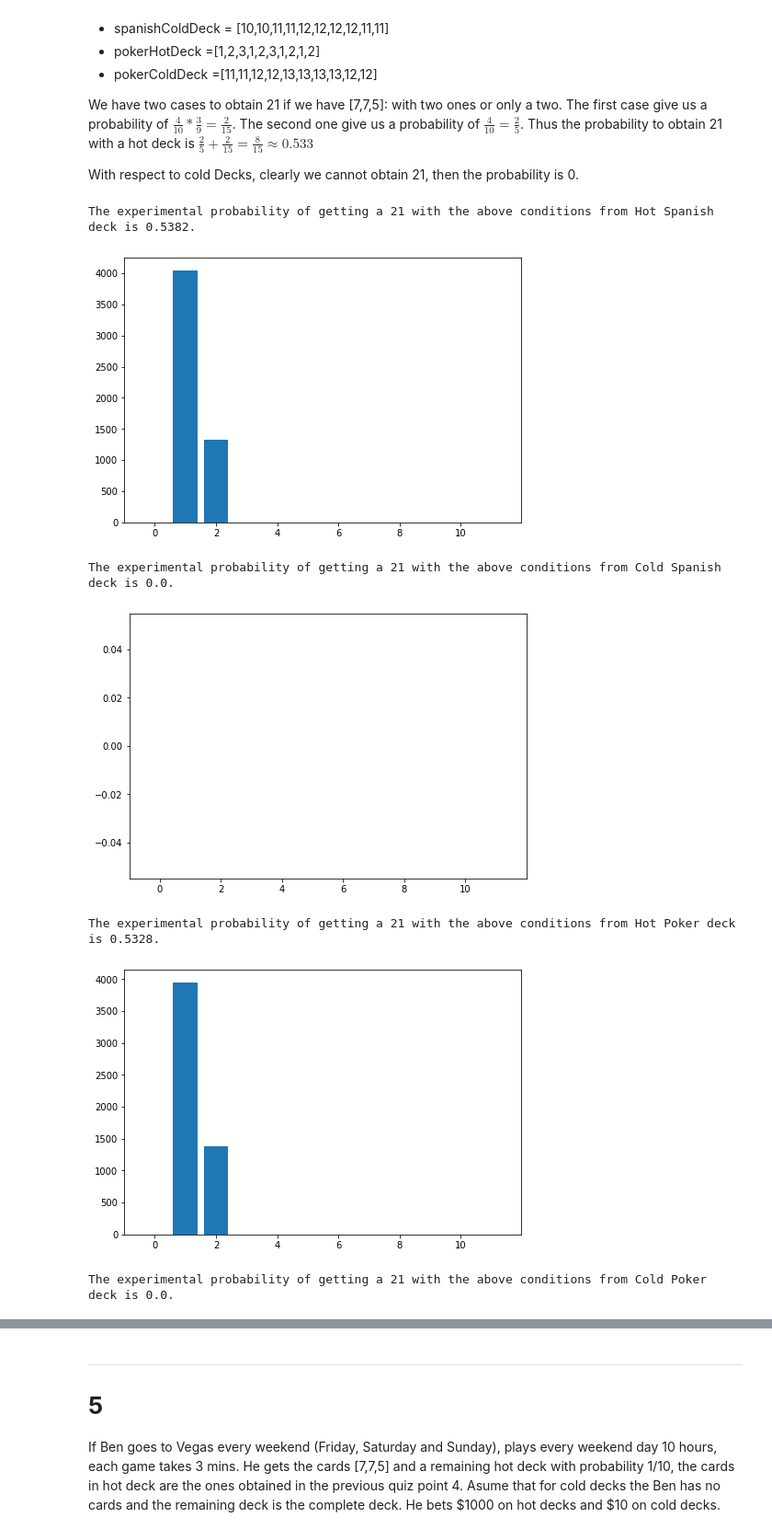
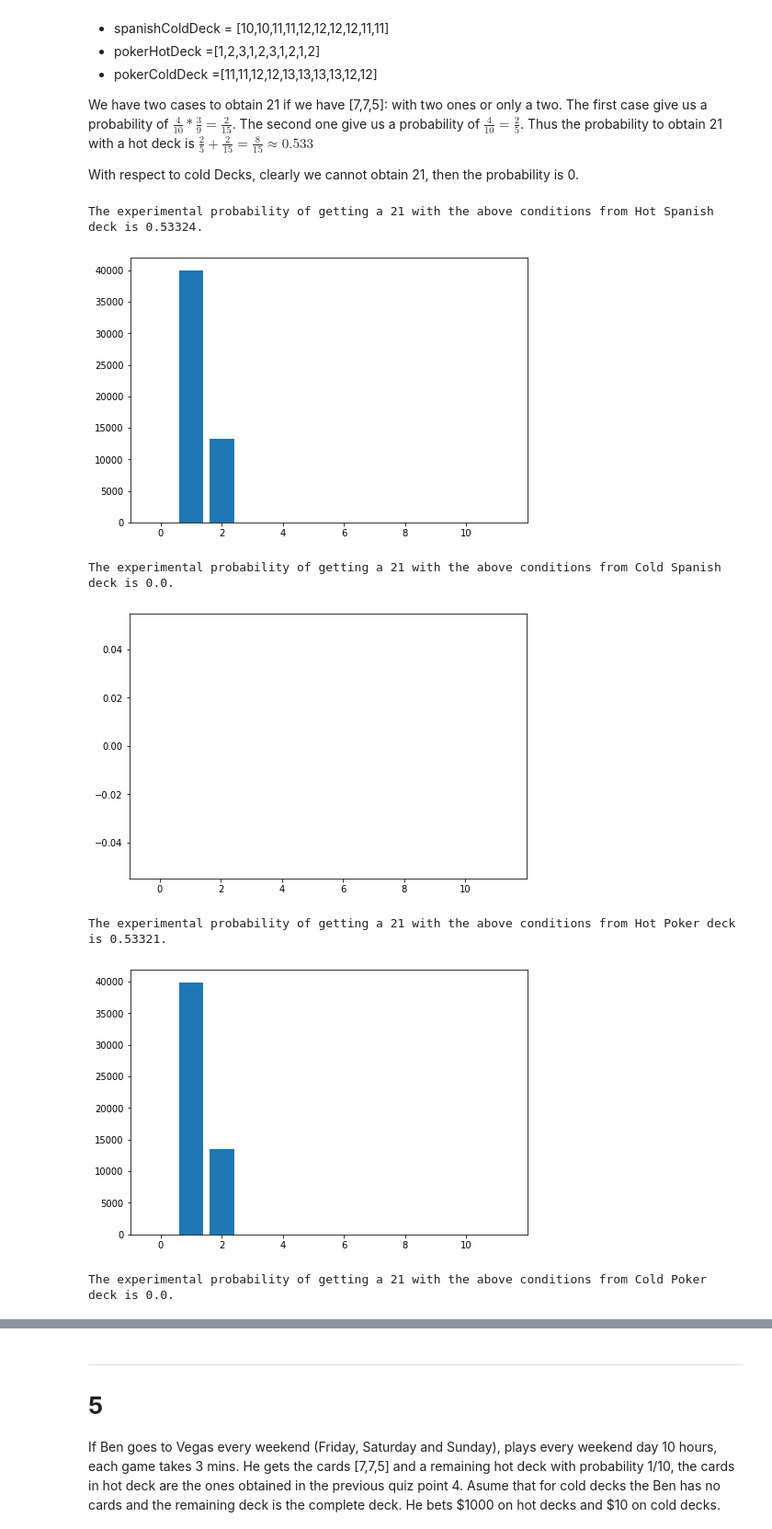
Before and after one commit to ddfulaa/AlgorithmsUN2020II, a Jupyter notebook: 21BlackjackGrClass2StGroup26.ipynb, the cells around one changed output, grey strips where cells are left out. Shown at 92% size. Cells and saved outputs as stored; diff of their text form; code cells hidden in the pictures.

```diff
--- a/21BlackjackGrClass2StGroup26.ipynb
+++ b/21BlackjackGrClass2StGroup26.ipynb
@@ -36,7 +36,7 @@ def sum21(deck,countCards,sum):
   else:
     return 0
 # %%
-n=10000
+n=1000000
 countSpanish = 0 #counts if the player get 21
 countPoker = 0 #counts if the player get 21
 countCardsSpanish = [0,0,0,0,0,0,0,0,0,0,0,0] #counts the number of cards used to get 21
@@ -50,6 +50,9 @@ for i in range(1,n+1):
 probSpanish = countSpanish / n
 probPoker = countPoker / n
 
+probColdDeckSpanish=probSpanish #we save it for the point 5
+probColdDeckPoker=probPoker #we save it for the point 5
+
 print("The experimental probability of getting a 21 drawing cards sequentially from shuffled Spanish 48-deck is "+ str(probSpanish)+".")
 fig1 = plt.figure()
 ax1 = fig1.add_axes([0,0,1,1])
@@ -202,56 +205,62 @@ The first case give us a probability of $\frac{4}{10} * \frac{3}{9} = \frac{2}{1
 
 With respect to cold Decks, clearly we cannot obtain 21, then the probability is 0.
 # %%
-n=10000
+n=100000
 spanishHotDeck =[1,2,3,1,2,3,1,2,1,2]
 spanishColdDeck = [10,10,11,11,12,12,12,12,11,11]
 pokerHotDeck =[1,2,3,1,2,3,1,2,1,2]
 pokerColdDeck =[11,11,12,12,13,13,13,13,12,12]
+
 countSpanishHot = 0 #counts the number of times we got 21 with the Spanish deck
 countPokerHot = 0 #counts the number of times we got 21 with the Poker deck
 countSpanishCold = 0 #counts the number of times we got 21 with the Spanish deck
 countPokerCold = 0 #counts the number of times we got 21 with the Poker deck
+
 countCardsSpanishHot = [0,0,0,0,0,0,0,0,0,0,0,0]
 countCardsPokerHot = [0,0,0,0,0,0,0,0,0,0,0,0]
+
 countCardsSpanishCold = [0,0,0,0,0,0,0,0,0,0,0,0]
 countCardsPokerCold = [0,0,0,0,0,0,0,0,0,0,0,0]
 for i in range(1,n+1):
   countSpanishHot += sum21(spanishHotDeck,countCardsSpanishHot,19) #7+7+5=19
   countSpanishCold += sum21(spanishColdDeck,countCardsSpanishCold,19) #7+7+5=19
   countPokerHot += sum21(pokerHotDeck,countCardsPokerHot,19)
   countPokerCold += sum21(pokerColdDeck,countCardsPokerCold,19)
 probSpanishHot = countSpanishHot / n
 probSpanishCold = countSpanishCold / n
 probPokerHot = countPokerHot / n
 probPokerCold = countPokerCold / n
+
+probHotDeckSpanish=probSpanishHot #we save it for point 5
+probHotDeckPoker=probSpanishHot #we save it for point 5
 
 print("The experimental probability of getting a 21 with the above conditions from Hot Spanish deck is "+ str(probSpanishHot)+".")
 fig1 = plt.figure()
 ax1 = fig1.add_axes([0,0,1,1])
 ax1.bar(range(0,12),countCardsSpanishHot)
 plt.show()
 print("The experimental probability of getting a 21 with the above conditions from Cold Spanish deck is "+ str(probSpanishCold)+".")
 fig1 = plt.figure()
 ax1 = fig1.add_axes([0,0,1,1])
 ax1.bar(range(0,12),countCardsSpanishCold)
 plt.show()
 print("The experimental probability of getting a 21 with the above conditions from Hot Poker deck is "+ str(probPokerHot)+".")
 fig2 = plt.figure()
 ax2 = fig2.add_axes([0,0,1,1])
 ax2.bar(range(0,12),countCardsPokerHot)
 plt.show()
 print("The experimental probability of getting a 21 with the above conditions from Cold Poker deck is "+ str(probPokerCold)+".")
 fig2 = plt.figure()
 ax2 = fig2.add_axes([0,0,1,1])
 ax2.bar(range(0,12),countCardsPokerCold)
 plt.show()
 # %% [output]
-The experimental probability of getting a 21 with the above conditions from Hot Spanish deck is 0.5382.
+The experimental probability of getting a 21 with the above conditions from Hot Spanish deck is 0.53324.
-[figure, old version]
+[figure, new version]
 The experimental probability of getting a 21 with the above conditions from Cold Spanish deck is 0.0.
 [figure]
-The experimental probability of getting a 21 with the above conditions from Hot Poker deck is 0.5328.
+The experimental probability of getting a 21 with the above conditions from Hot Poker deck is 0.53321.
-[figure, old version]
+[figure, new version]
 The experimental probability of getting a 21 with the above conditions from Cold Poker deck is 0.0.
 [figure]
 # %% [markdown]
```
Also changed, not shown: parts of 8 cells of this notebook.
